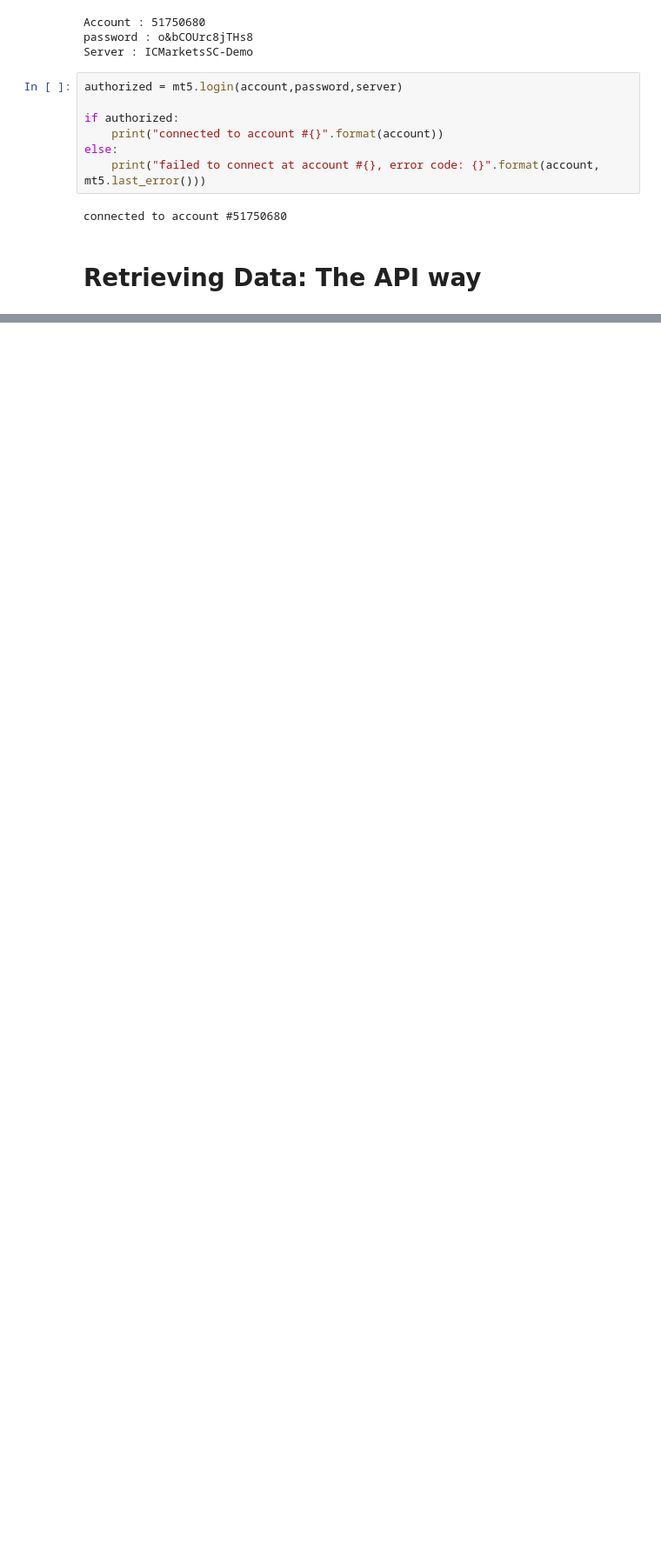
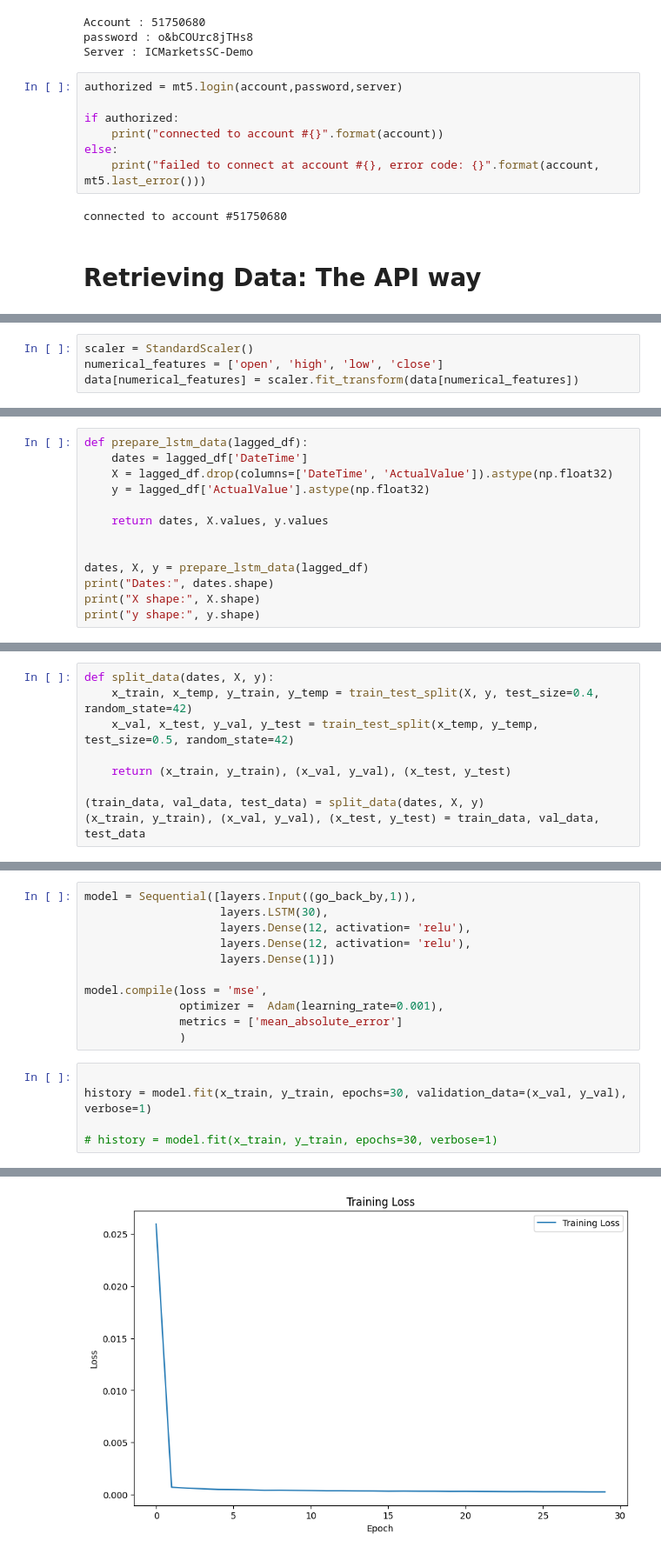
Before and after one commit to MasixoleBOYA/Capstone_Project, a Jupyter notebook: data_sources/MetaTrader5/mt5_model.ipynb, the cells around one changed output, grey strips where cells are left out. Shown at 87% size. Drawn from its saved outputs; the diff is of its cells as text; blank space fills up the shorter version.

```diff
--- a/data_sources/MetaTrader5/mt5_model.ipynb
+++ b/data_sources/MetaTrader5/mt5_model.ipynb
@@ -119,0 +142,4 @@ manual_data.head()
+# %%
+scaler = StandardScaler()
+numerical_features = ['open', 'high', 'low', 'close']
+data[numerical_features] = scaler.fit_transform(data[numerical_features])
@@ -119,0 +221,13 @@ manual_data.head()
+# %%
+def prepare_lstm_data(lagged_df):
+    dates = lagged_df['DateTime']
+    X = lagged_df.drop(columns=['DateTime', 'ActualValue']).astype(np.float32)
+    y = lagged_df['ActualValue'].astype(np.float32)
+
+    return dates, X.values, y.values
+
+
+dates, X, y = prepare_lstm_data(lagged_df)
+print("Dates:", dates.shape)
+print("X shape:", X.shape)
+print("y shape:", y.shape)
@@ -119,0 +268,9 @@ manual_data.head()
+# %%
+def split_data(dates, X, y):
+    x_train, x_temp, y_train, y_temp = train_test_split(X, y, test_size=0.4, random_state=42)
+    x_val, x_test, y_val, y_test = train_test_split(x_temp, y_temp, test_size=0.5, random_state=42)
+
+    return (x_train, y_train), (x_val, y_val), (x_test, y_test)
+
+(train_data, val_data, test_data) = split_data(dates, X, y)
+(x_train, y_train), (x_val, y_val), (x_test, y_test) = train_data, val_data, test_data
@@ -119,0 +292,17 @@ manual_data.head()
+# %%
+model = Sequential([layers.Input((go_back_by,1)),
+                    layers.LSTM(30),
+                    layers.Dense(12, activation= 'relu'),
+                    layers.Dense(12, activation= 'relu'),
+                    layers.Dense(1)])
+
+model.compile(loss = 'mse',
+              optimizer =  Adam(learning_rate=0.001),
+              metrics = ['mean_absolute_error']
+              )
+# %%
+
+history = model.fit(x_train, y_train, epochs=30, validation_data=(x_val, y_val), verbose=1)
+
+# history = model.fit(x_train, y_train, epochs=30, verbose=1)
+# %% [output]
@@ -119,0 +326 @@ manual_data.head()
+[figure, added]
```
Also changed, not shown: parts of 32 cells of this notebook.
